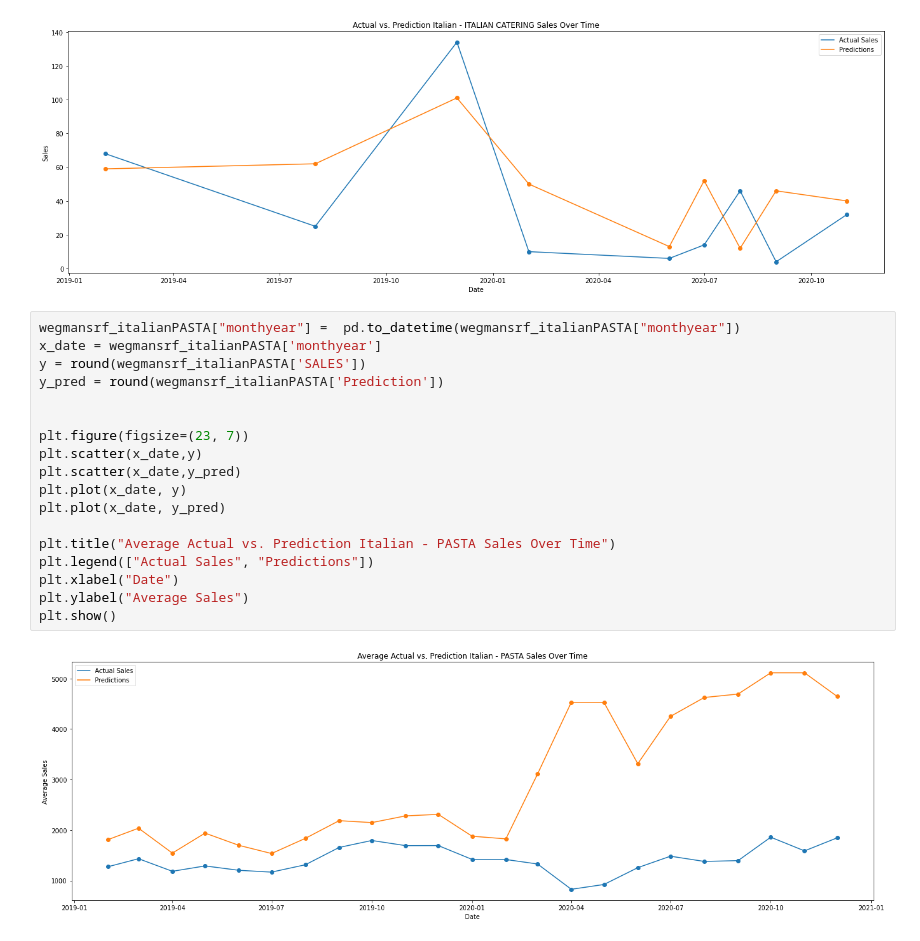
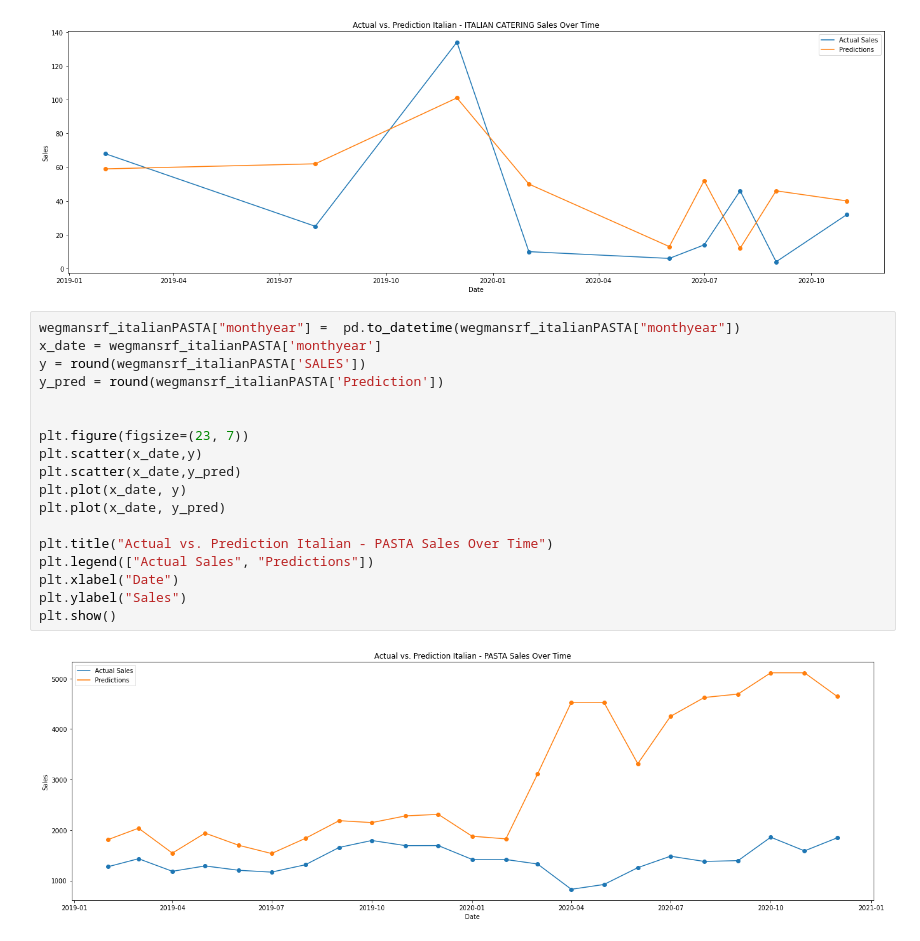
Before and after one commit to mtienpasertkij/Wegmans-Project, a Jupyter notebook: Time Series Final.ipynb, the cells around one changed output. Cells and saved outputs as stored; diff of their text form.

```diff
--- a/Time Series Final.ipynb
+++ b/Time Series Final.ipynb
@@ -779,20 +779,20 @@ plt.show()
 # %%
 wegmansrf_italianPASTA["monthyear"] =  pd.to_datetime(wegmansrf_italianPASTA["monthyear"])
 x_date = wegmansrf_italianPASTA['monthyear']
 y = round(wegmansrf_italianPASTA['SALES'])
 y_pred = round(wegmansrf_italianPASTA['Prediction'])
 
 
 plt.figure(figsize=(23, 7))
 plt.scatter(x_date,y)
 plt.scatter(x_date,y_pred)
 plt.plot(x_date, y)
 plt.plot(x_date, y_pred)
 
-plt.title("Average Actual vs. Prediction Italian - PASTA Sales Over Time")
+plt.title("Actual vs. Prediction Italian - PASTA Sales Over Time")
 plt.legend(["Actual Sales", "Predictions"])
 plt.xlabel("Date")
-plt.ylabel("Average Sales")
+plt.ylabel("Sales")
 plt.show()
 # %% [output]
-[figure, old version]
+[figure, new version]
```
Also changed, not shown: parts of 2 cells of this notebook.
